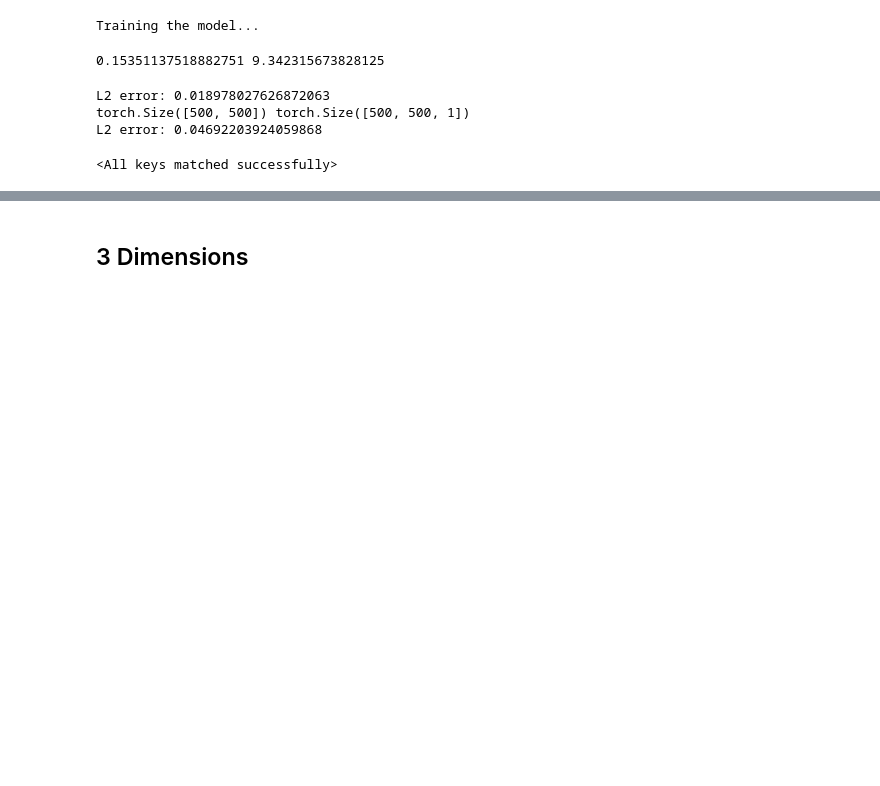
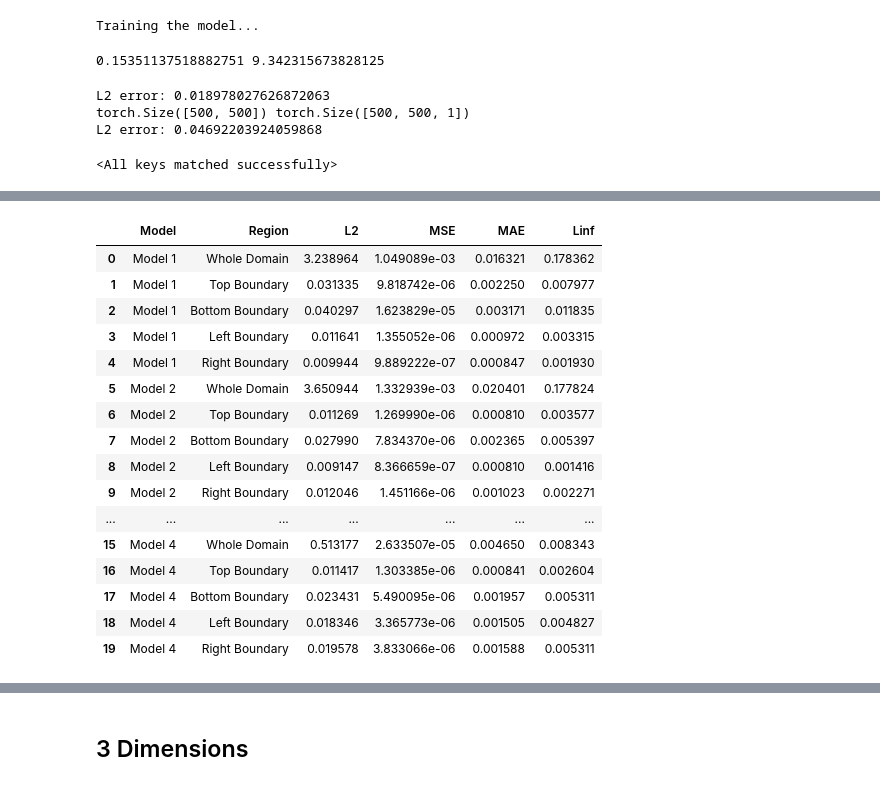
Before and after one commit to Mohammed-khlifi/NeuralPDE-Solver, a Jupyter notebook: main.ipynb, the cells around one changed output, grey strips where cells are left out. Saved outputs shown, nothing was run; the diff lists cells and outputs as text; code cells hidden in the pictures; blank space fills up the shorter version.

```diff
--- a/main.ipynb
+++ b/main.ipynb
@@ -846,0 +915,84 @@ Training the model...
+# %%
+def compute_metrics(pred, true):
+    return {
+        "L2": l2_error(pred, true).item(),
+        "MSE": F.mse_loss(pred, true).item(),
+        "MAE": mae_error(pred, true).item(),
+        "Linf": linf_error(pred, true).item()
+    }
+
+def evaluate_model_df(u_pred, u_exact, model_label, results_list, boundaries):
+    # Whole domain
+    metrics = compute_metrics(u_pred, u_exact)
+    results_list.append({
+        "Model": model_label,
+        "Region": "Whole Domain",
+        **metrics
+    })
+    # Evaluate on each boundary
+    for boundary_name, func in boundaries.items():
+        boundary_metrics = compute_metrics(func(u_pred), func(u_exact))
+        results_list.append({
+            "Model": model_label,
+            "Region": boundary_name,
+            **boundary_metrics
+        })
+
+# Set up spatial grid (example for 2D)
+device = torch.device("cuda" if torch.cuda.is_available() else "cpu")
+x = torch.linspace(-1, 1, 100).to(device)
+y = torch.linspace(-1, 1, 100).to(device)
+# Use indexing='ij' for consistency in meshgrid
+x, y = torch.meshgrid(x, y, indexing='ij')
+inputs = torch.cat([x.unsqueeze(-1), y.unsqueeze(-1)], dim=-1)
+
+# Obtain predictions from your models (replace with your actual model calls)
+u_pred         = model_2D(inputs).squeeze()
+AW_u_pred      = AW_model_2D(inputs).squeeze()
+AC_u_pred      = AC_model_2D(inputs).squeeze()
+ACAW_u_pred_2  = AWAC_model_2D(inputs).squeeze()
+
+# Ground truth and any exact forcing term if needed
+u_exact = u_exact_2d(x, y).squeeze()
+# f_exact = f_2d(x, y)  # if needed
+
+# Define boundary extraction functions
+boundaries = {
+    "Top Boundary":    lambda u: u[0, :],
+    "Bottom Boundary": lambda u: u[-1, :],
+    "Left Boundary":   lambda u: u[:, 0],
+    "Right Boundary":  lambda u: u[:, -1]
+}
+
+# Create a list to collect results
+results = []
+
+# Evaluate each model and collect metrics into the results list
+evaluate_model_df(u_pred, u_exact, "Model 1", results, boundaries)
+evaluate_model_df(AW_u_pred, u_exact, "Model 2", results, boundaries)
+evaluate_model_df(AC_u_pred, u_exact, "Model 3", results, boundaries)
+evaluate_model_df(ACAW_u_pred_2, u_exact, "Model 4", results, boundaries)
+
+# Create a DataFrame from the results list
+df = pd.DataFrame(results)
+
+# Optionally, display the DataFrame nicely
+df
+# %% [output]
+|  | Model | Region | L2 | MSE | MAE | Linf |
+| 0 | Model 1 | Whole Domain | 3.238964 | 1.049089e-03 | 0.016321 | 0.178362 |
+| 1 | Model 1 | Top Boundary | 0.031335 | 9.818742e-06 | 0.002250 | 0.007977 |
+| 2 | Model 1 | Bottom Boundary | 0.040297 | 1.623829e-05 | 0.003171 | 0.011835 |
+| 3 | Model 1 | Left Boundary | 0.011641 | 1.355052e-06 | 0.000972 | 0.003315 |
+| 4 | Model 1 | Right Boundary | 0.009944 | 9.889222e-07 | 0.000847 | 0.001930 |
+| 5 | Model 2 | Whole Domain | 3.650944 | 1.332939e-03 | 0.020401 | 0.177824 |
+| 6 | Model 2 | Top Boundary | 0.011269 | 1.269990e-06 | 0.000810 | 0.003577 |
+| 7 | Model 2 | Bottom Boundary | 0.027990 | 7.834370e-06 | 0.002365 | 0.005397 |
+| 8 | Model 2 | Left Boundary | 0.009147 | 8.366659e-07 | 0.000810 | 0.001416 |
+| 9 | Model 2 | Right Boundary | 0.012046 | 1.451166e-06 | 0.001023 | 0.002271 |
+| ... | ... | ... | ... | ... | ... | ... |
+| 15 | Model 4 | Whole Domain | 0.513177 | 2.633507e-05 | 0.004650 | 0.008343 |
+| 16 | Model 4 | Top Boundary | 0.011417 | 1.303385e-06 | 0.000841 | 0.002604 |
+| 17 | Model 4 | Bottom Boundary | 0.023431 | 5.490095e-06 | 0.001957 | 0.005311 |
+| 18 | Model 4 | Left Boundary | 0.018346 | 3.365773e-06 | 0.001505 | 0.004827 |
+| 19 | Model 4 | Right Boundary | 0.019578 | 3.833066e-06 | 0.001588 | 0.005311 |
```
Also changed, not shown: parts of 9 cells of this notebook, 2 other files.
